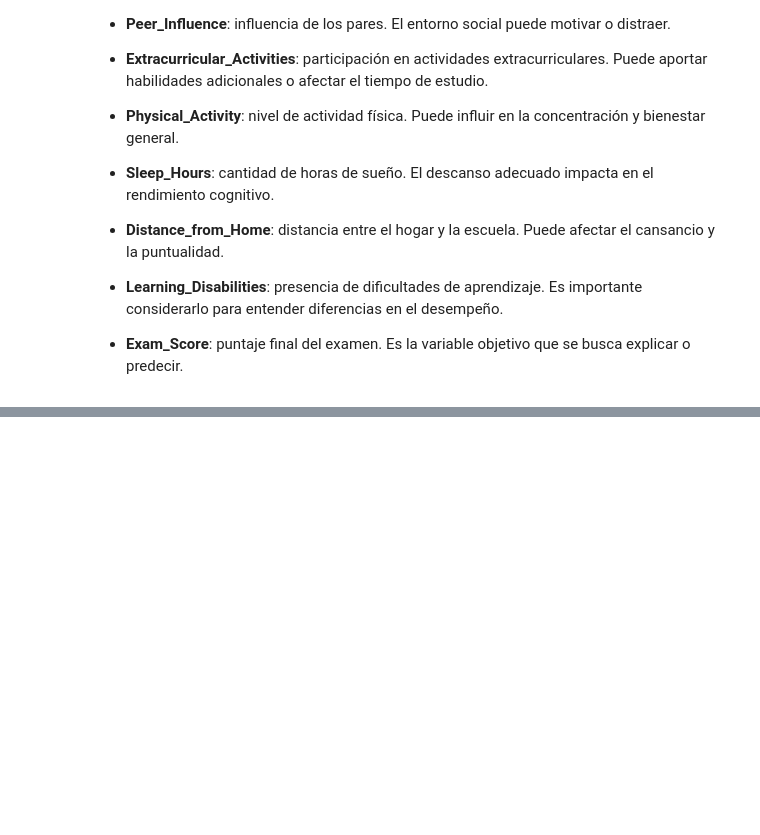
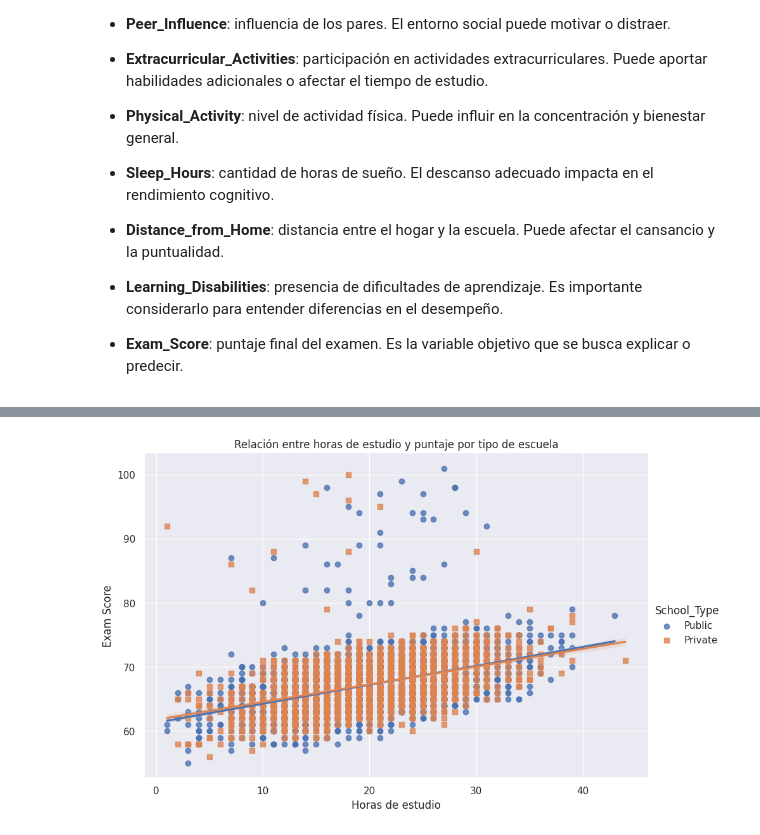
Before and after one commit to aby0202/Data-Science---Coder, a Jupyter notebook: DatasetsYañezAgustina.ipynb, the cells around one changed output, grey strips where cells are left out. Cells and saved outputs as stored; diff of their text form; code cells hidden in the pictures; blank space fills up the shorter version.

```diff
--- a/DatasetsYañezAgustina.ipynb
+++ b/DatasetsYañezAgustina.ipynb
@@ -78,0 +229,19 @@ memory usage: 1.0+ MB
+# %%
+#Gráfico Scatter plot con regresión usando Seaborn
+
+sns.lmplot(
+    data=DataSet,
+    x="Hours_Studied",
+    y="Exam_Score",
+    hue="School_Type",   # diferencia por tipo de escuela
+    height=6,
+    aspect=1.5,
+    markers=["o","s"]
+)
+plt.title("Relación entre horas de estudio y puntaje por tipo de escuela")
+plt.xlabel("Horas de estudio")
+plt.ylabel("Exam Score")
+plt.grid(True)
+plt.show()
+# %% [output]
+[figure, added]
```
Also changed, not shown: parts of 18 cells of this notebook.
